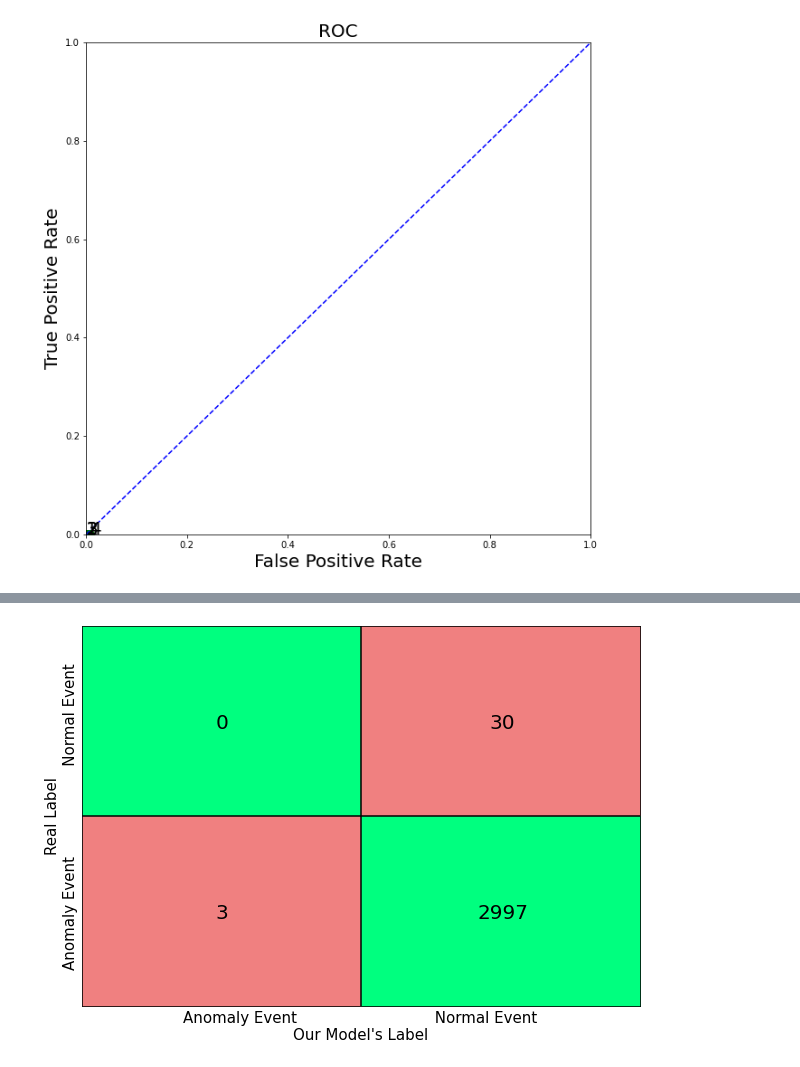
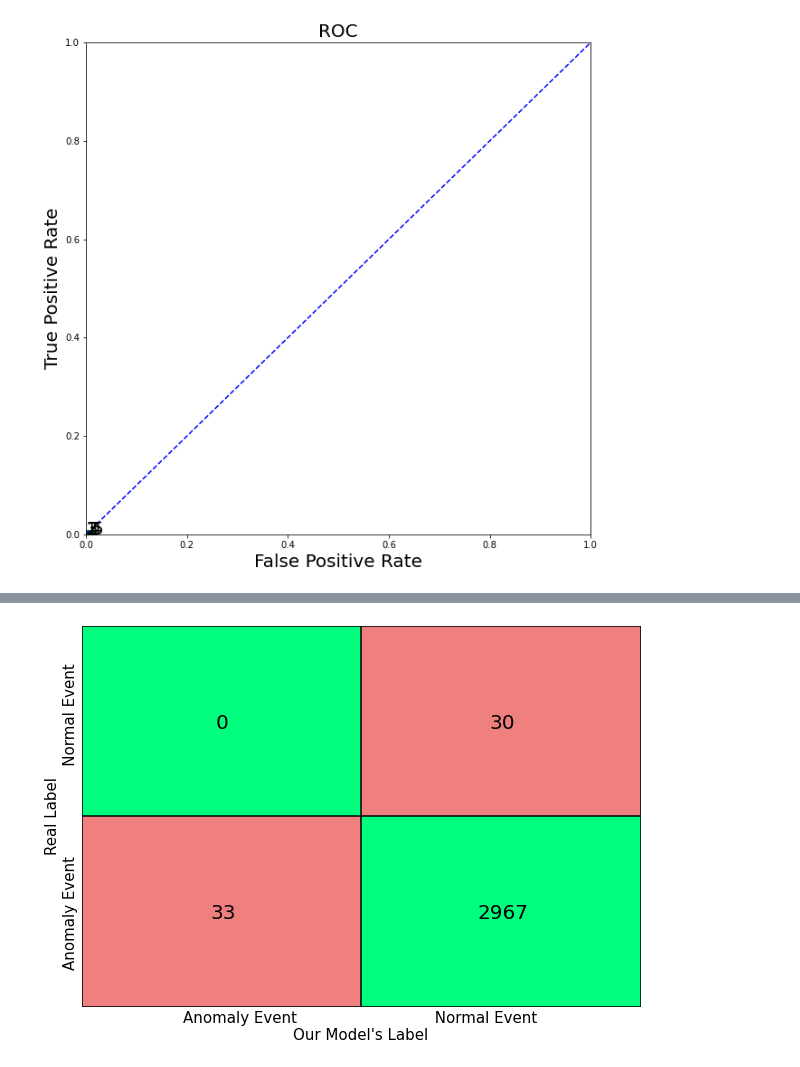
Before and after one commit to eduardopaguiar/Anomaly_Detection, a Jupyter notebook: results.ipynb, the cells around one changed output, grey strips where cells are left out. Drawn from its saved outputs; the diff is of its cells as text; code cells hidden in the pictures.

```diff
--- a/results.ipynb
+++ b/results.ipynb
@@ -18,9 +19,9 @@ results_df = pd.DataFrame(columns = ['Granularity',
                                      'Execution_Time_Mean', 'Execution_Time_Std'])
 
 
-list_gra = [1,2,3,4]#,5]
+list_gra = [1,2,3,4,5]#
 
-iterations = 1
+iterations = 3
 
 for i in list_gra:
     df = pd.DataFrame(columns = ['Granularity',
@@ -237,5 +239,5 @@ df[df['Granularity'] == 3]
 # %%
-gra = 3
+gra = 5
 
 
 matrix = [ int(df[df['Granularity'] == gra]["True_Positive_Mean"]),
@@ -257,31 +259,31 @@ plt.fill_between([0,1],[1,1],[2,2], color='springgreen')
 plt.fill_between([1,2],[1,1],[2,2], color='lightcoral')
 plt.fill_between([0,1],[0,0],[1,1], color='lightcoral')
 plt.fill_between([1,2],[0,0],[1,1], color='springgreen')
 
 
 for i in range(4):
     if i < 2:
         y = 1.46
     else:
         y = 0.46
 
     if i % 2 == 0:
         x = 0.5
     else:
         x = 1.5
     a = len(list(str(matrix[i])))
     x = x - a*0.02
 
     plt.annotate('{}'.format(matrix[i]), (x, y), fontsize=20)
 
 
 plt.xticks([])
 plt.yticks([])
 plt.xlim([0,2])
 plt.ylim([0,2])
 plt.xlabel("Anomaly Event                             Normal Event\nOur Model's Label", fontsize=15)
 plt.ylabel("Real Label\nAnomaly Event                   Normal Event", fontsize=15)
 plt.grid(False)
 plt.show()
 # %% [output]
-[figure, old version]
+[figure, new version]
```
Also changed, not shown: parts of 9 cells of this notebook.
